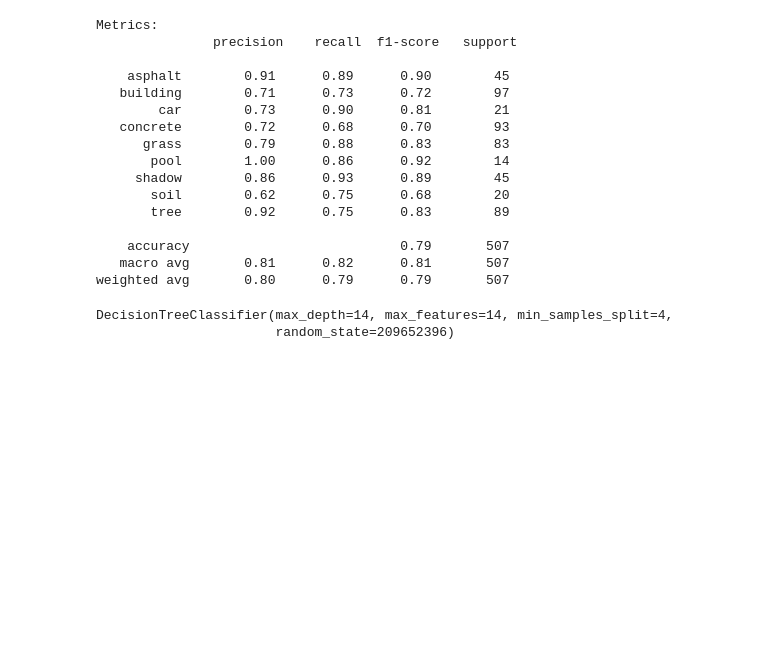
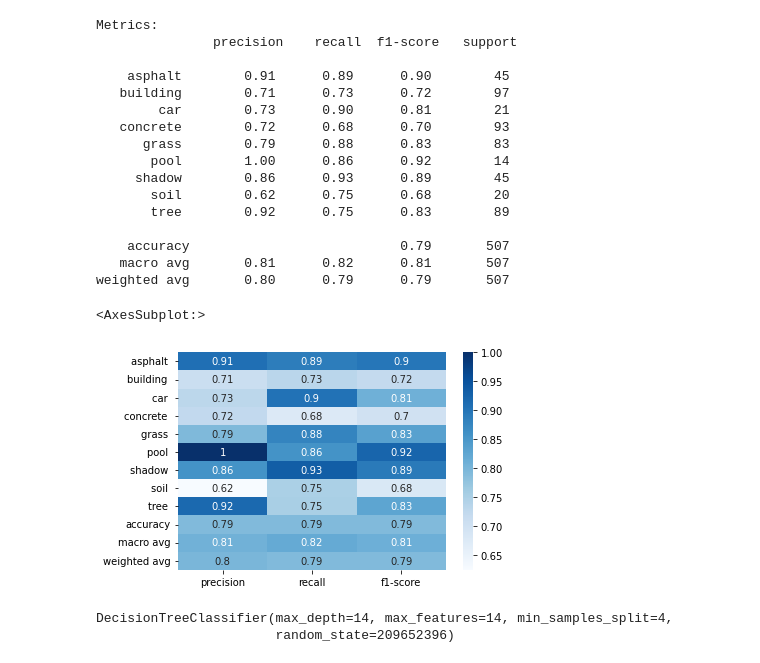
Before and after one commit to alexyshr/Stat6500_ML_LandUse, a Jupyter notebook: random_forest_alexys.ipynb, the cells around one changed output. Cells and saved outputs as stored; diff of their text form; code cells hidden in the pictures; blank space fills up the shorter version.

Commit message:
final report 0.01

```diff
--- a/random_forest_alexys.ipynb
+++ b/random_forest_alexys.ipynb
@@ -599,6 +599,15 @@ Metrics:
     accuracy                           0.79       507
    macro avg       0.81      0.82      0.81       507
 weighted avg       0.80      0.79      0.79       507
+# %%
+clf_report = classification_report(Y_test, Y_hat, output_dict=True)
+# %%
+#
+import seaborn as sns
+sns.heatmap(pd.DataFrame(clf_report).iloc[:-1, :].T, annot=True, cmap="Blues")
+# %% [output]
+<AxesSubplot:>
+[figure, added]
 # %%
 # Extract single tree
 estimator = clf_best.estimators_[0]
```
Also changed, not shown: parts of 9 cells of this notebook, 14 other files.
